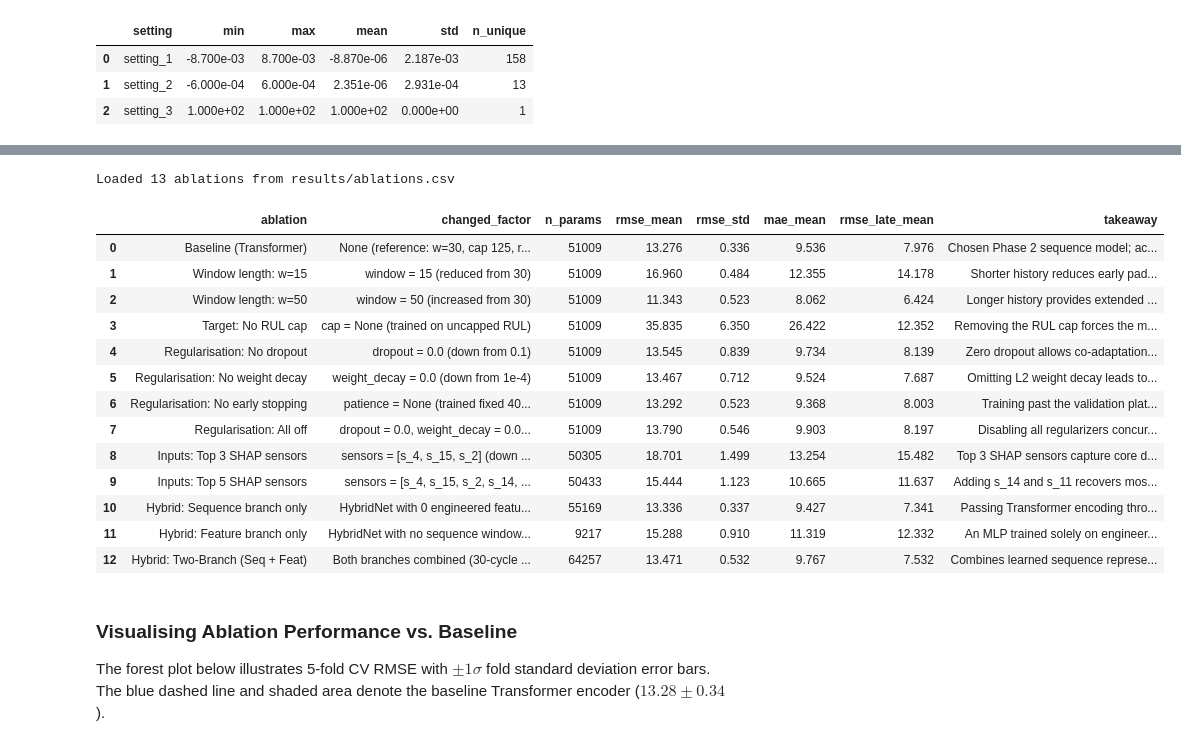
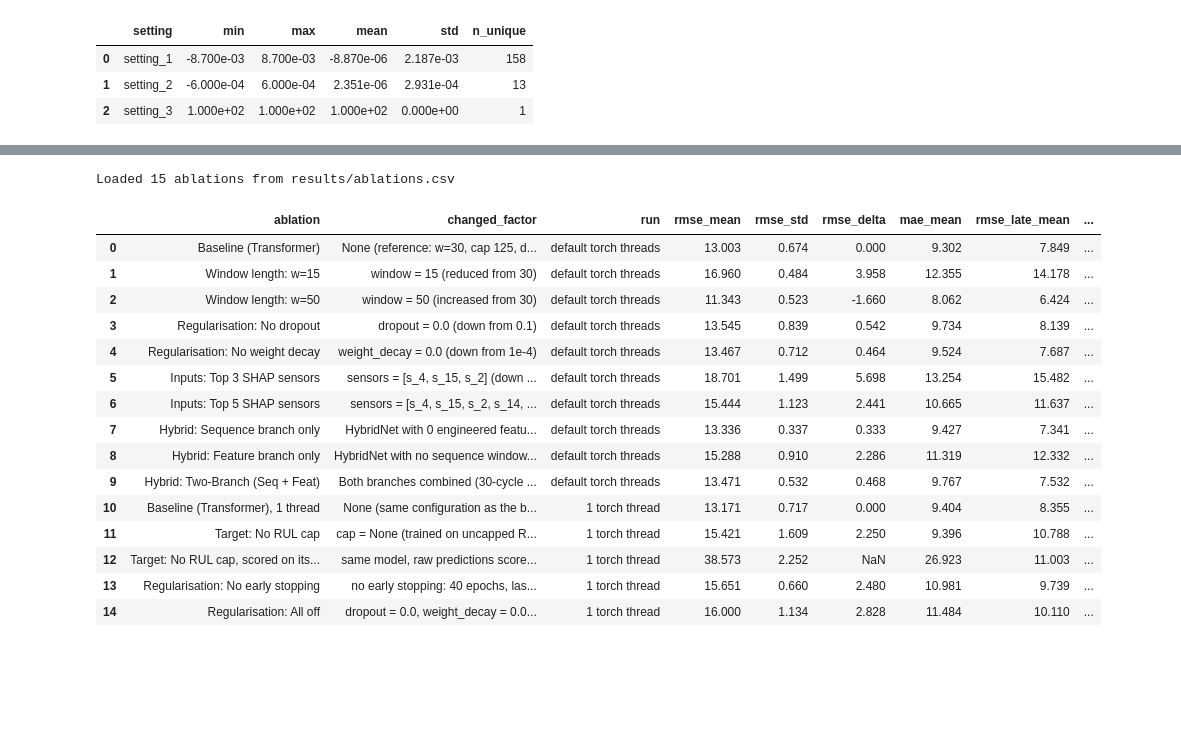
Before and after one commit to sarveshcore/t081-rul-prediction, a Jupyter notebook: notebooks/08_ablations.ipynb, the cells around one changed output, grey strips where cells are left out. Cells and saved outputs as stored; diff of their text form; code cells hidden in the pictures; blank space fills up the shorter version.

```diff
--- a/notebooks/08_ablations.ipynb
+++ b/notebooks/08_ablations.ipynb
@@ -110,34 +112,32 @@ Following strict scientific ablation discipline:
 # %%
 if LOAD_SAVED and ABLATIONS_CSV.exists():
     ablations_df = pd.read_csv(ABLATIONS_CSV)
     print(f"Loaded {len(ablations_df)} ablations from {ABLATIONS_CSV.relative_to(ROOT)}")
 else:
     print("Running full ablation suite via scripts/run_ablations.py...")
     from scripts.run_ablations import main as run_all_ablations
     run_all_ablations()
     ablations_df = pd.read_csv(ABLATIONS_CSV)
 
 display(ablations_df[[
-    "ablation", "changed_factor", "n_params", "rmse_mean", "rmse_std",
+    "ablation", "changed_factor", "run", "rmse_mean", "rmse_std", "rmse_delta",
     "mae_mean", "rmse_late_mean", "takeaway"
 ]])
 # %% [output]
-Loaded 13 ablations from results/ablations.csv
+Loaded 15 ablations from results/ablations.csv
-|  | ablation | changed_factor | n_params | rmse_mean | rmse_std | mae_mean | rmse_late_mean | takeaway |
-| 0 | Baseline (Transformer) | None (reference: w=30, cap 125, r... | 51009 | 13.276 | 0.336 | 9.536 | 7.976 | Chosen Phase 2 sequence model; ac... |
-| 1 | Window length: w=15 | window = 15 (reduced from 30) | 51009 | 16.960 | 0.484 | 12.355 | 14.178 | Shorter history reduces early pad... |
-| 2 | Window length: w=50 | window = 50 (increased from 30) | 51009 | 11.343 | 0.523 | 8.062 | 6.424 | Longer history provides extended ... |
-| 3 | Target: No RUL cap | cap = None (trained on uncapped RUL) | 51009 | 35.835 | 6.350 | 26.422 | 12.352 | Removing the RUL cap forces the m... |
-| 4 | Regularisation: No dropout | dropout = 0.0 (down from 0.1) | 51009 | 13.545 | 0.839 | 9.734 | 8.139 | Zero dropout allows co-adaptation... |
-| 5 | Regularisation: No weight decay | weight_decay = 0.0 (down from 1e-4) | 51009 | 13.467 | 0.712 | 9.524 | 7.687 | Omitting L2 weight decay leads to... |
-| 6 | Regularisation: No early stopping | patience = None (trained fixed 40... | 51009 | 13.292 | 0.523 | 9.368 | 8.003 | Training past the validation plat... |
-| 7 | Regularisation: All off | dropout = 0.0, weight_decay = 0.0... | 51009 | 13.790 | 0.546 | 9.903 | 8.197 | Disabling all regularizers concur... |
-| 8 | Inputs: Top 3 SHAP sensors | sensors = [s_4, s_15, s_2] (down ... | 50305 | 18.701 | 1.499 | 13.254 | 15.482 | Top 3 SHAP sensors capture core d... |
-| 9 | Inputs: Top 5 SHAP sensors | sensors = [s_4, s_15, s_2, s_14, ... | 50433 | 15.444 | 1.123 | 10.665 | 11.637 | Adding s_14 and s_11 recovers mos... |
-| 10 | Hybrid: Sequence branch only | HybridNet with 0 engineered featu... | 55169 | 13.336 | 0.337 | 9.427 | 7.341 | Passing Transformer encoding thro... |
-| 11 | Hybrid: Feature branch only | HybridNet with no sequence window... | 9217 | 15.288 | 0.910 | 11.319 | 12.332 | An MLP trained solely on engineer... |
-| 12 | Hybrid: Two-Branch (Seq + Feat) | Both branches combined (30-cycle ... | 64257 | 13.471 | 0.532 | 9.767 | 7.532 | Combines learned sequence represe... |
+|  | ablation | changed_factor | run | rmse_mean | rmse_std | rmse_delta | mae_mean | rmse_late_mean | ... |
+| 0 | Baseline (Transformer) | None (reference: w=30, cap 125, d... | default torch threads | 13.003 | 0.674 | 0.000 | 9.302 | 7.849 | ... |
+| 1 | Window length: w=15 | window = 15 (reduced from 30) | default torch threads | 16.960 | 0.484 | 3.958 | 12.355 | 14.178 | ... |
+| 2 | Window length: w=50 | window = 50 (increased from 30) | default torch threads | 11.343 | 0.523 | -1.660 | 8.062 | 6.424 | ... |
+| 3 | Regularisation: No dropout | dropout = 0.0 (down from 0.1) | default torch threads | 13.545 | 0.839 | 0.542 | 9.734 | 8.139 | ... |
+| 4 | Regularisation: No weight decay | weight_decay = 0.0 (down from 1e-4) | default torch threads | 13.467 | 0.712 | 0.464 | 9.524 | 7.687 | ... |
+| 5 | Inputs: Top 3 SHAP sensors | sensors = [s_4, s_15, s_2] (down ... | default torch threads | 18.701 | 1.499 | 5.698 | 13.254 | 15.482 | ... |
+| 6 | Inputs: Top 5 SHAP sensors | sensors = [s_4, s_15, s_2, s_14, ... | default torch threads | 15.444 | 1.123 | 2.441 | 10.665 | 11.637 | ... |
+| 7 | Hybrid: Sequence branch only | HybridNet with 0 engineered featu... | default torch threads | 13.336 | 0.337 | 0.333 | 9.427 | 7.341 | ... |
+| 8 | Hybrid: Feature branch only | HybridNet with no sequence window... | default torch threads | 15.288 | 0.910 | 2.286 | 11.319 | 12.332 | ... |
+| 9 | Hybrid: Two-Branch (Seq + Feat) | Both branches combined (30-cycle ... | default torch threads | 13.471 | 0.532 | 0.468 | 9.767 | 7.532 | ... |
+| 10 | Baseline (Transformer), 1 thread | None (same configuration as the b... | 1 torch thread | 13.171 | 0.717 | 0.000 | 9.404 | 8.355 | ... |
+| 11 | Target: No RUL cap | cap = None (trained on uncapped R... | 1 torch thread | 15.421 | 1.609 | 2.250 | 9.396 | 10.788 | ... |
+| 12 | Target: No RUL cap, scored on its... | same model, raw predictions score... | 1 torch thread | 38.573 | 2.252 | NaN | 26.923 | 11.003 | ... |
+| 13 | Regularisation: No early stopping | no early stopping: 40 epochs, las... | 1 torch thread | 15.651 | 0.660 | 2.480 | 10.981 | 9.739 | ... |
+| 14 | Regularisation: All off | dropout = 0.0, weight_decay = 0.0... | 1 torch thread | 16.000 | 1.134 | 2.828 | 11.484 | 10.110 | ... |
-# %% [markdown]
-### Visualising Ablation Performance vs. Baseline
-The forest plot below illustrates 5-fold CV RMSE with $\pm 1\sigma$ fold standard deviation error bars.
-The blue dashed line and shaded area denote the baseline Transformer encoder ($13.28 \pm 0.34$).
```
Also changed, not shown: parts of 8 cells of this notebook, 11 other files.
